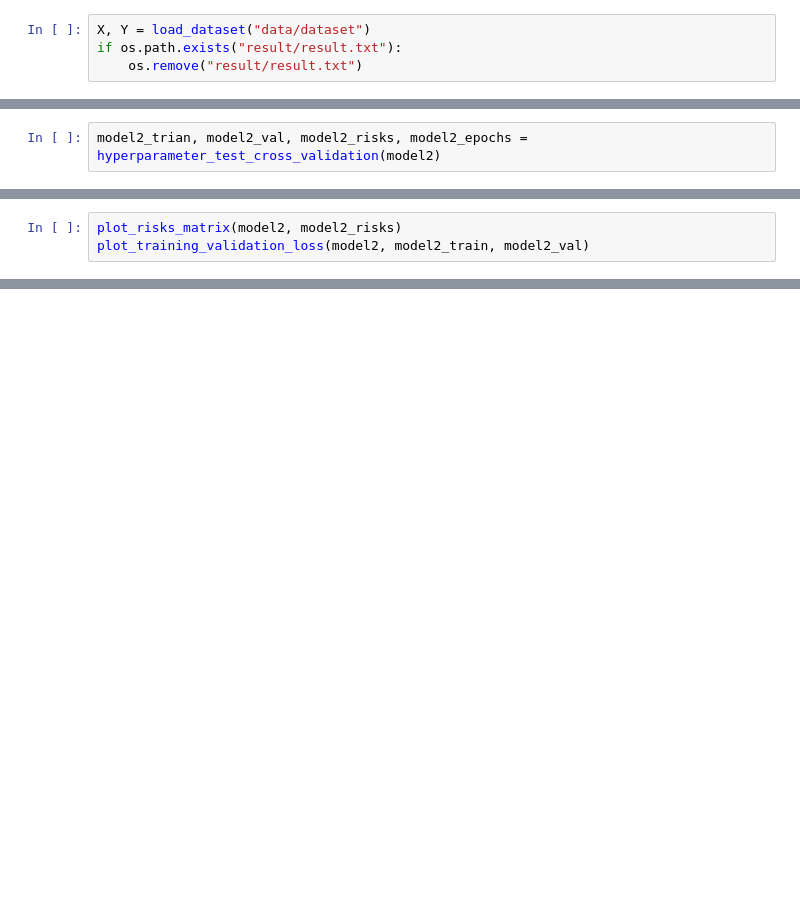
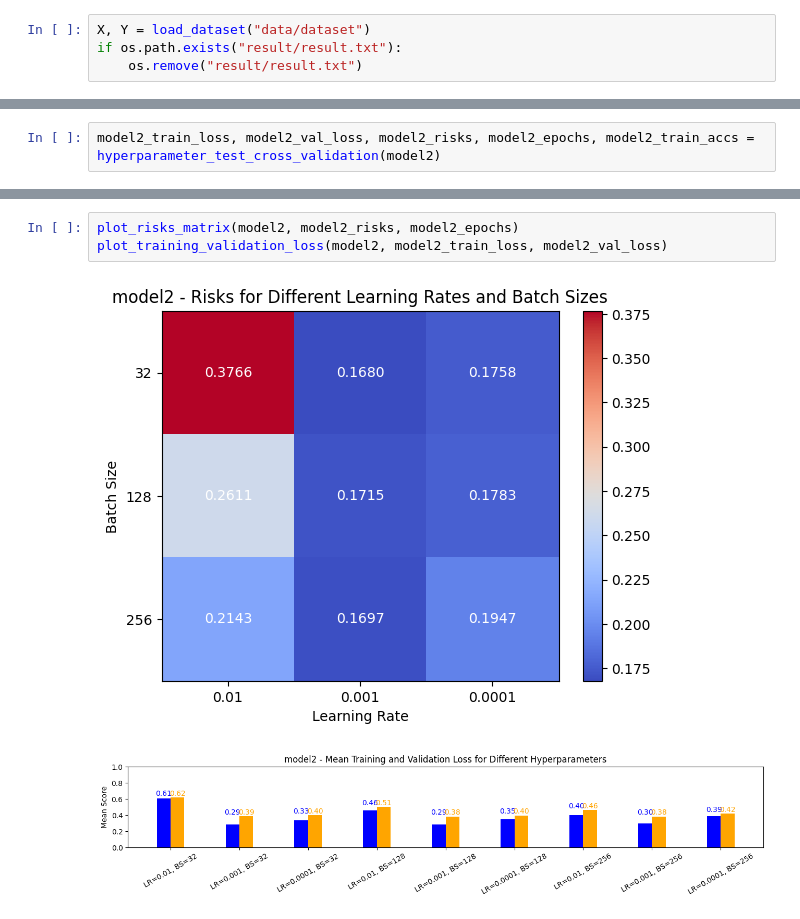
Before and after one commit to Ode97/Statistical_method_for_ml_project, a Jupyter notebook: cross_val_experiment.ipynb, the cells around one changed output, grey strips where cells are left out. Saved outputs shown, nothing was run; the diff lists cells and outputs as text; blank space fills up the shorter version.

```diff
--- a/cross_val_experiment.ipynb
+++ b/cross_val_experiment.ipynb
@@ -298,5 +300,5 @@ plot_training_validation_loss(model1, model1_train, model1_val)
 # %%
-model2_trian, model2_val, model2_risks, model2_epochs = hyperparameter_test_cross_validation(model2)
+model2_train_loss, model2_val_loss, model2_risks, model2_epochs, model2_train_accs = hyperparameter_test_cross_validation(model2)
 # %% [output]
 model2 batch_size: 32 learning_rate: 0.01
 Fold 1/5
@@ -318,3 +319,0 @@ risk estimate: 0.205342435836792
-# %%
-plot_risks_matrix(model2, model2_risks)
-plot_training_validation_loss(model2, model2_train, model2_val)
@@ -369,0 +366,6 @@ risk estimate: 0.2072025418281555
+# %%
+plot_risks_matrix(model2, model2_risks, model2_epochs)
+plot_training_validation_loss(model2, model2_train_loss, model2_val_loss)
+# %% [output]
+[figure, new version]
+[figure, new version]
```
Also changed, not shown: parts of 20 cells of this notebook, 33 other files.
